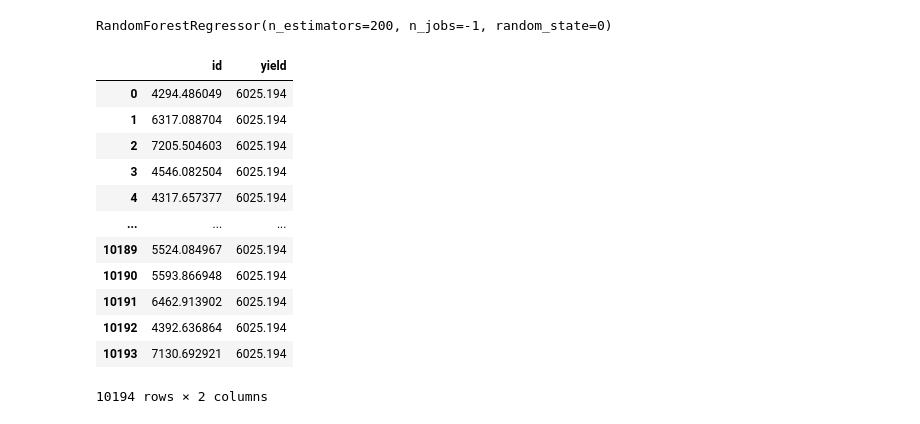
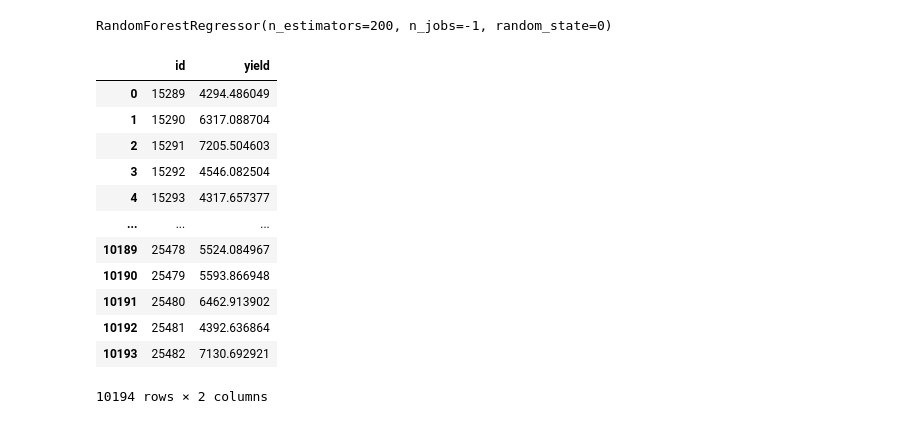
Before and after one commit to becca1994/KaggleCompetitions, a Jupyter notebook: prediction-of-wild-blueberry-yield-s3e14.ipynb, the cells around one changed output. Cells and saved outputs as stored; diff of their text form; code cells hidden in the pictures.

Commit message:
Kaggle Notebook | Prediction of Wild Blueberry Yield - S3E14 | Version 2

```diff
--- a/prediction-of-wild-blueberry-yield-s3e14.ipynb
+++ b/prediction-of-wild-blueberry-yield-s3e14.ipynb
@@ -149,20 +151,20 @@ RandomForestRegressor(n_estimators=200, n_jobs=-1, random_state=0)
 preds = regr.predict(X_test)
 # %%
 sub = dfsub
-sub['id'] = preds.astype(float)
+sub['yield'] = preds.astype(float)
 sub.to_csv('submission.csv', index=False)
 sub
 # %% [output]
 |  | id | yield |
-| 0 | 4294.486049 | 6025.194 |
-| 1 | 6317.088704 | 6025.194 |
-| 2 | 7205.504603 | 6025.194 |
-| 3 | 4546.082504 | 6025.194 |
-| 4 | 4317.657377 | 6025.194 |
+| 0 | 15289 | 4294.486049 |
+| 1 | 15290 | 6317.088704 |
+| 2 | 15291 | 7205.504603 |
+| 3 | 15292 | 4546.082504 |
+| 4 | 15293 | 4317.657377 |
 | ... | ... | ... |
-| 10189 | 5524.084967 | 6025.194 |
-| 10190 | 5593.866948 | 6025.194 |
-| 10191 | 6462.913902 | 6025.194 |
-| 10192 | 4392.636864 | 6025.194 |
-| 10193 | 7130.692921 | 6025.194 |
+| 10189 | 25478 | 5524.084967 |
+| 10190 | 25479 | 5593.866948 |
+| 10191 | 25480 | 6462.913902 |
+| 10192 | 25481 | 4392.636864 |
+| 10193 | 25482 | 7130.692921 |
 10194 rows × 2 columns
```
Also changed, not shown: parts of 1 cell of this notebook.
